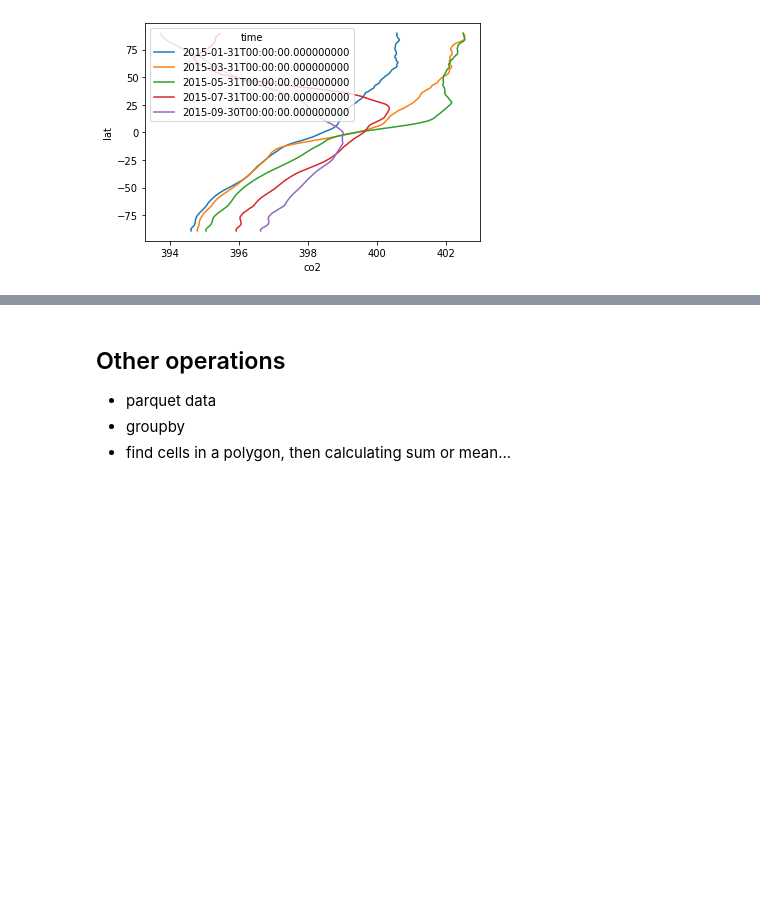
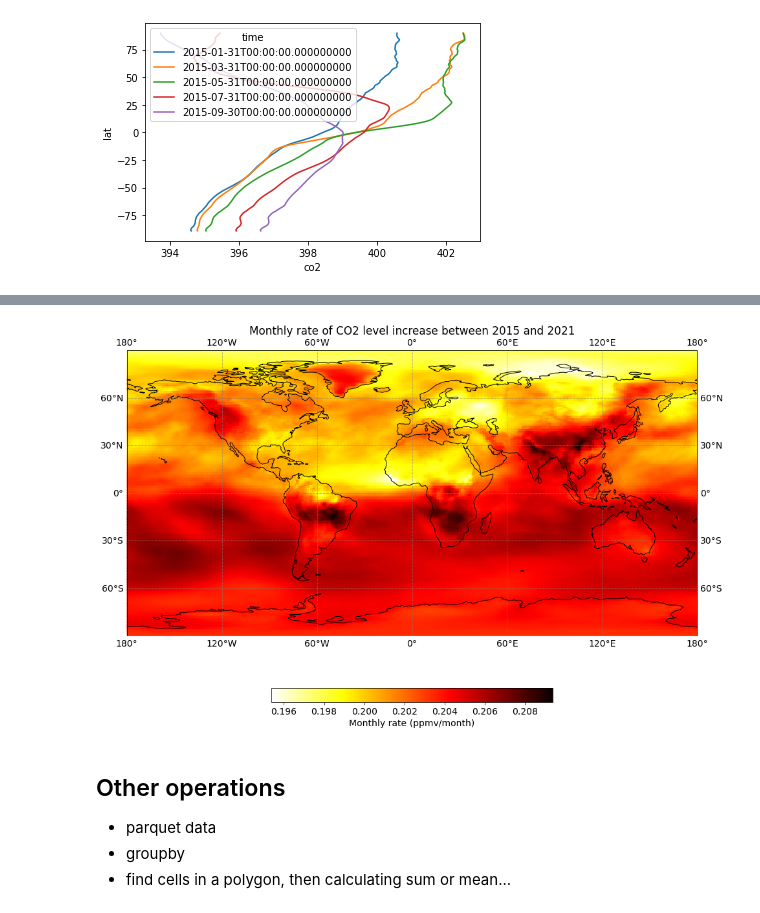
Before and after one commit to envgp/taking_the_pulse_atmosphere, a Jupyter notebook: pulse_atmosphere_greenhouse_gases.ipynb, the cells around one changed output, grey strips where cells are left out. Saved outputs shown, nothing was run; the diff lists cells and outputs as text; code cells hidden in the pictures; blank space fills up the shorter version.

```diff
--- a/pulse_atmosphere_greenhouse_gases.ipynb
+++ b/pulse_atmosphere_greenhouse_gases.ipynb
@@ -268,3 +246,33 @@ co2_lat['co2'].isel(time=[0, 2, 4, 6, 8]).plot.line(y='lat', hue='time')
+# %%
+year_min = pd.to_datetime(time_series).min().strftime('%Y')
+year_max = pd.to_datetime(time_series).max().strftime('%Y')
+# %%
+matplotlib.rcParams['font.size'] = 14
+# %%
+fig = plt.figure(figsize=(20, 10))
+i_time = 0
+
+ax = plt.axes(projection=ccrs.PlateCarree())
+ax.axes.add_feature(cf.COASTLINE)
+# ax.axes.add_feature(cf.LAND);
+
+out = co2_data['slope'].plot(ax=ax, add_colorbar=False, cmap='hot_r')
+cb = plt.colorbar(out, fraction=0.04, orientation='horizontal')
+cb.set_label("Monthly rate (ppmv/month)")
+ax.set_aspect(1)
+ax.set_facecolor('lightblue')
+ax.set_title("Monthly rate of CO2 level increase between {:s} and {:s}".format(year_min, year_max))
+
+gl = ax.gridlines(
+    crs=ccrs.PlateCarree(),
+    draw_labels=True,
+    linewidth=1,
+    color='gray',
+    alpha=0.5,
+    linestyle='--'
+)
+# %% [output]
+[figure, added]
 # %% [markdown]
 ## Other operations
 
```
Also changed, not shown: parts of 28 cells of this notebook, 1 other file.
